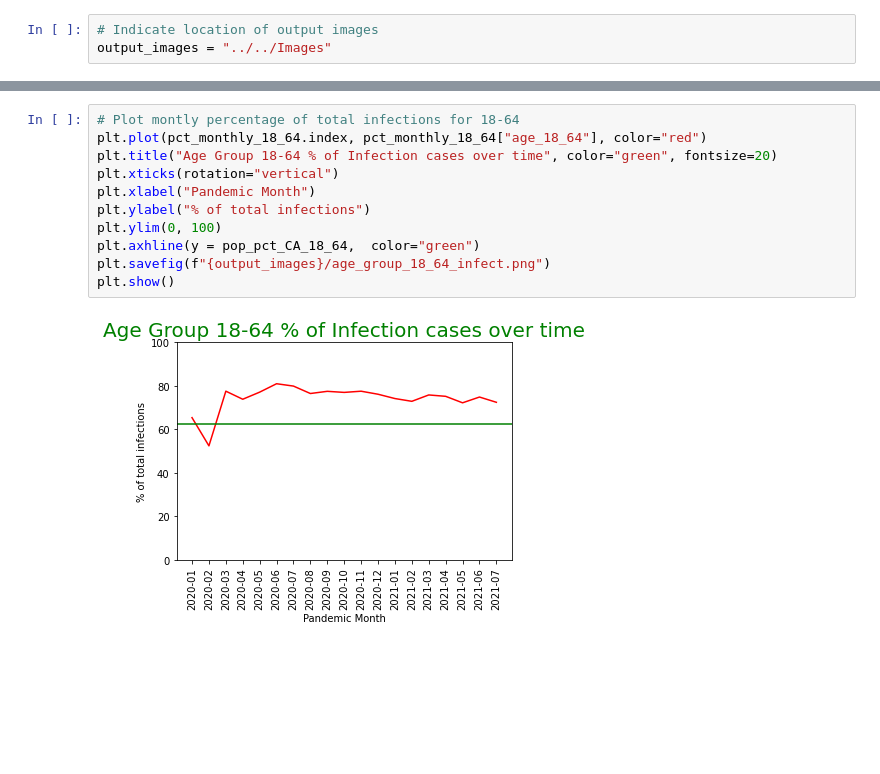
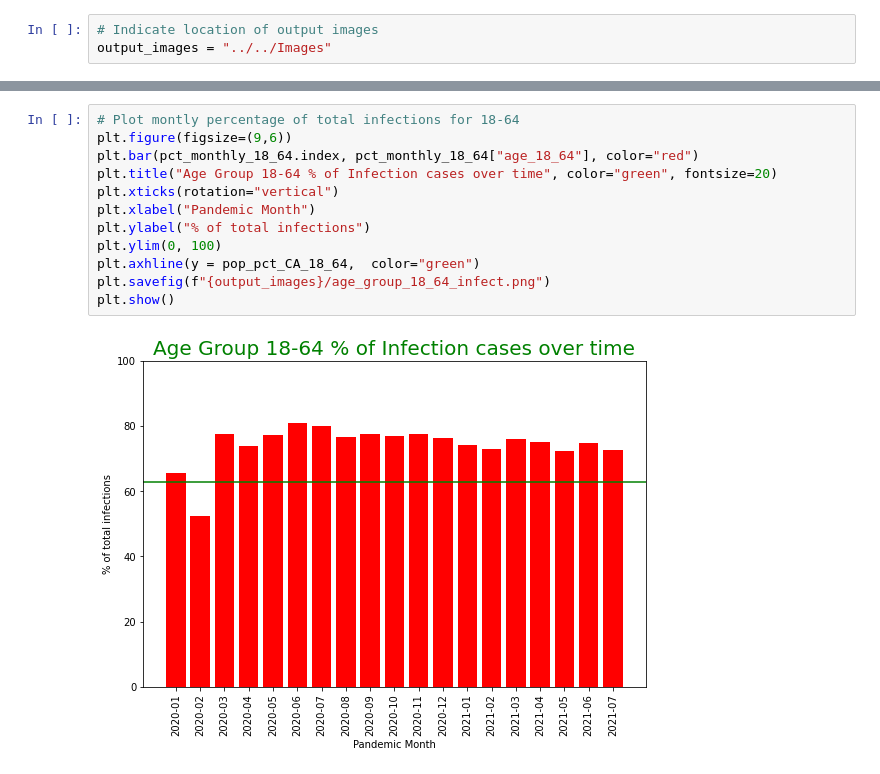
Before and after one commit to kevogil/covid-analysis, a Jupyter notebook: Notebooks/Analysis_And_Visualizations/covid_infections_by_age_group.ipynb, the cells around one changed output, grey strips where cells are left out. Drawn from its saved outputs; the diff is of its cells as text; blank space fills up the shorter version.

```diff
--- a/Notebooks/Analysis_And_Visualizations/covid_infections_by_age_group.ipynb
+++ b/Notebooks/Analysis_And_Visualizations/covid_infections_by_age_group.ipynb
@@ -149,15 +198,16 @@ plt.show()
 # %%
 # Plot montly percentage of total infections for 18-64
-plt.plot(pct_monthly_18_64.index, pct_monthly_18_64["age_18_64"], color="red")
+plt.figure(figsize=(9,6))
+plt.bar(pct_monthly_18_64.index, pct_monthly_18_64["age_18_64"], color="red")
 plt.title("Age Group 18-64 % of Infection cases over time", color="green", fontsize=20)
 plt.xticks(rotation="vertical")
 plt.xlabel("Pandemic Month")
 plt.ylabel("% of total infections")
 plt.ylim(0, 100)
 plt.axhline(y = pop_pct_CA_18_64,  color="green")
 plt.savefig(f"{output_images}/age_group_18_64_infect.png")
 plt.show()
 # %% [output]
-[figure, old version]
+[figure, new version]
 # %%
 # Plot montly percentage of total infections for 65-up
```
Also changed, not shown: parts of 9 cells of this notebook, 10 other files.
